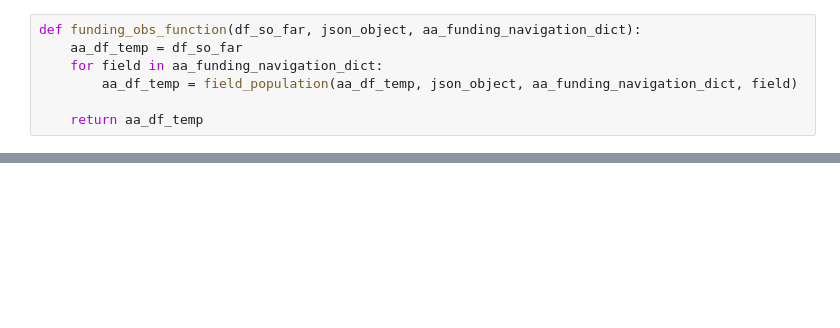
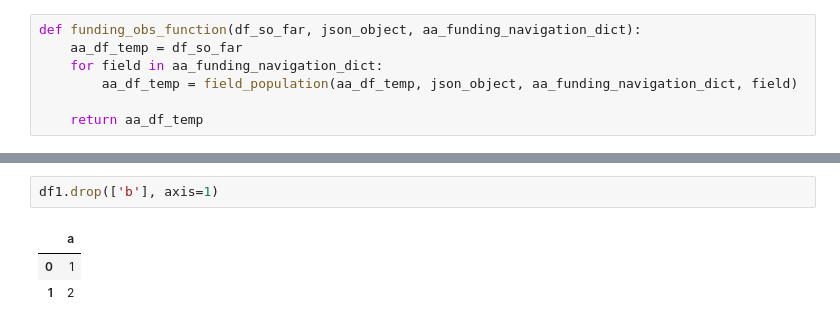
Before and after one commit to joshuaylevy/ioCapture, a Jupyter notebook: 00_Scraping/scopus_read.ipynb, the cells around one changed output, grey strips where cells are left out. Saved outputs shown, nothing was run; the diff lists cells and outputs as text; blank space fills up the shorter version.

```diff
--- a/00_Scraping/scopus_read.ipynb
+++ b/00_Scraping/scopus_read.ipynb
@@ -637,0 +719,6 @@ abstract_test.headers
+# %%
+df1.drop(['b'], axis=1)
+# %% [output]
+|  | a |
+| 0 | 1 |
+| 1 | 2 |
```
Also changed, not shown: parts of 12 cells of this notebook.
